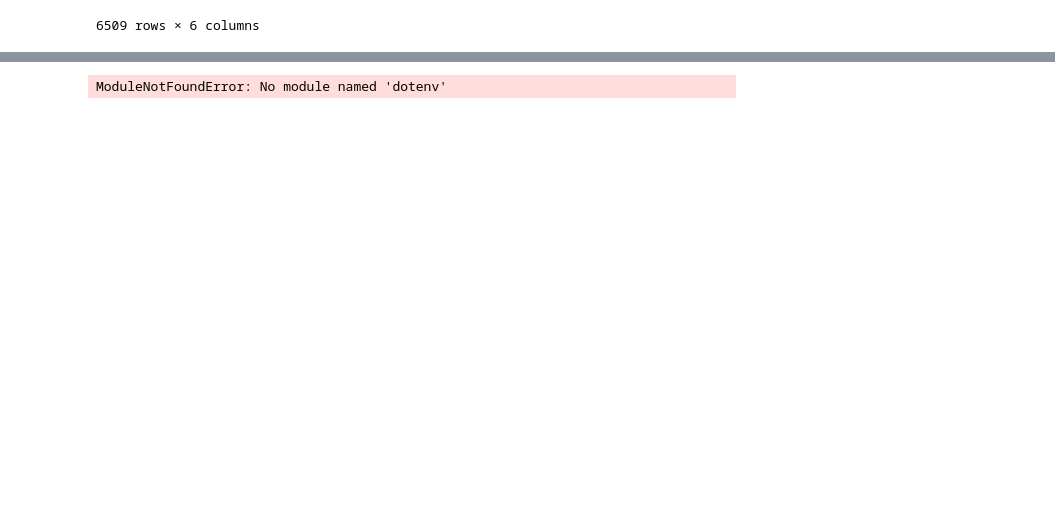
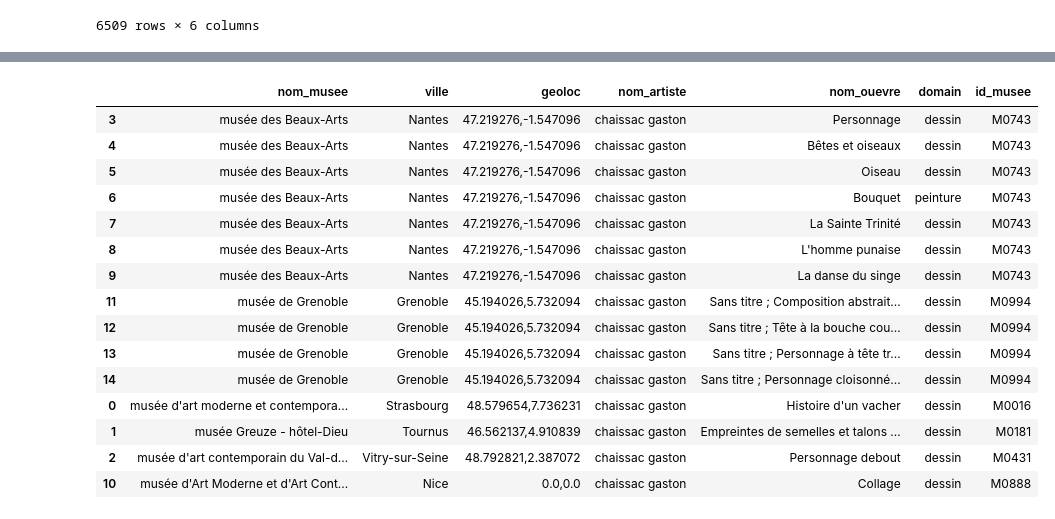
Before and after one commit to Goy-Ell/06_bdd, a Jupyter notebook: Joconde-projet/joconde.ipynb, the cells around one changed output, grey strips where cells are left out. Saved outputs shown, nothing was run; the diff lists cells and outputs as text; code cells hidden in the pictures; blank space fills up the shorter version.

```diff
--- a/Joconde-projet/joconde.ipynb
+++ b/Joconde-projet/joconde.ipynb
@@ -646,11 +641,0 @@ ModuleNotFoundError: No module named 'dotenv'
-# %%
-from dotenv import dotenv_values
-
-#recupere les données du dotenv
-DENV = dotenv_values(".env")
-USER = DENV['USER']
-PASSWORD = DENV['PASSWORD']
-HOST = DENV['HOST']
-DB_NAME = DENV['DB_NAME']
-# %% [output]
-ModuleNotFoundError: No module named 'dotenv'
@@ -656,0 +657,28 @@ ModuleNotFoundError: No module named 'dotenv'
+# %%
+artiste = ['chaiSsac gaston']
+artiste = list(map(lambda x: x.lower(), artiste))
+nb_musee = 3
+ville_depart = 'Paris'
+# artiste
+# %%
+df=research_by_artiste(artiste)
+df = df.set_axis(['nom_musee', 'ville', 'geoloc', 'nom_artiste', 'nom_ouevre','domain', 'id_musee'], axis=1, inplace=False)
+df=df.iloc[df.groupby('nom_musee').nom_musee.transform('size').mul(-1).argsort(kind='mergesort')]
+df
+# %% [output]
+|  | nom_musee | ville | geoloc | nom_artiste | nom_ouevre | domain | id_musee |
+| 3 | musée des Beaux-Arts | Nantes | 47.219276,-1.547096 | chaissac gaston | Personnage | dessin | M0743 |
+| 4 | musée des Beaux-Arts | Nantes | 47.219276,-1.547096 | chaissac gaston | Bêtes et oiseaux | dessin | M0743 |
+| 5 | musée des Beaux-Arts | Nantes | 47.219276,-1.547096 | chaissac gaston | Oiseau | dessin | M0743 |
+| 6 | musée des Beaux-Arts | Nantes | 47.219276,-1.547096 | chaissac gaston | Bouquet | peinture | M0743 |
+| 7 | musée des Beaux-Arts | Nantes | 47.219276,-1.547096 | chaissac gaston | La Sainte Trinité | dessin | M0743 |
+| 8 | musée des Beaux-Arts | Nantes | 47.219276,-1.547096 | chaissac gaston | L'homme punaise | dessin | M0743 |
+| 9 | musée des Beaux-Arts | Nantes | 47.219276,-1.547096 | chaissac gaston | La danse du singe | dessin | M0743 |
+| 11 | musée de Grenoble | Grenoble | 45.194026,5.732094 | chaissac gaston | Sans titre ; Composition abstrait... | dessin | M0994 |
+| 12 | musée de Grenoble | Grenoble | 45.194026,5.732094 | chaissac gaston | Sans titre ; Tête à la bouche cou... | dessin | M0994 |
+| 13 | musée de Grenoble | Grenoble | 45.194026,5.732094 | chaissac gaston | Sans titre ; Personnage à tête tr... | dessin | M0994 |
+| 14 | musée de Grenoble | Grenoble | 45.194026,5.732094 | chaissac gaston | Sans titre ; Personnage cloisonné... | dessin | M0994 |
+| 0 | musée d'art moderne et contempora... | Strasbourg | 48.579654,7.736231 | chaissac gaston | Histoire d'un vacher | dessin | M0016 |
+| 1 | musée Greuze - hôtel-Dieu | Tournus | 46.562137,4.910839 | chaissac gaston | Empreintes de semelles et talons ... | dessin | M0181 |
+| 2 | musée d'art contemporain du Val-d... | Vitry-sur-Seine | 48.792821,2.387072 | chaissac gaston | Personnage debout | dessin | M0431 |
+| 10 | musée d'Art Moderne et d'Art Cont... | Nice | 0.0,0.0 | chaissac gaston | Collage | dessin | M0888 |
```
Also changed, not shown: parts of 25 cells of this notebook, 3 other files.
